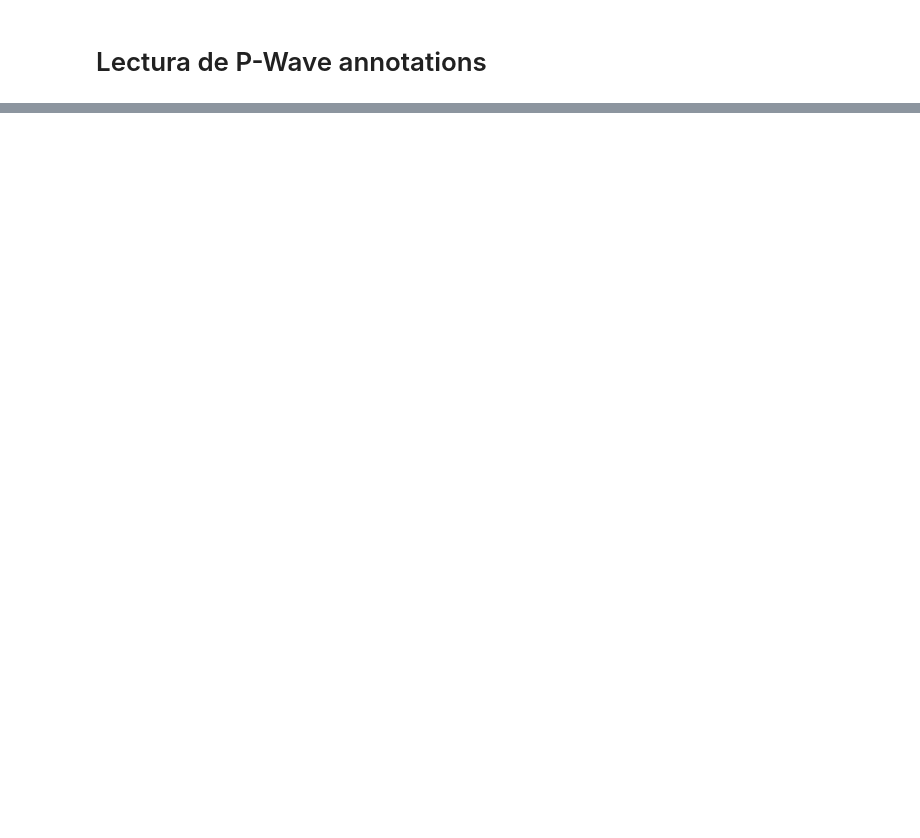
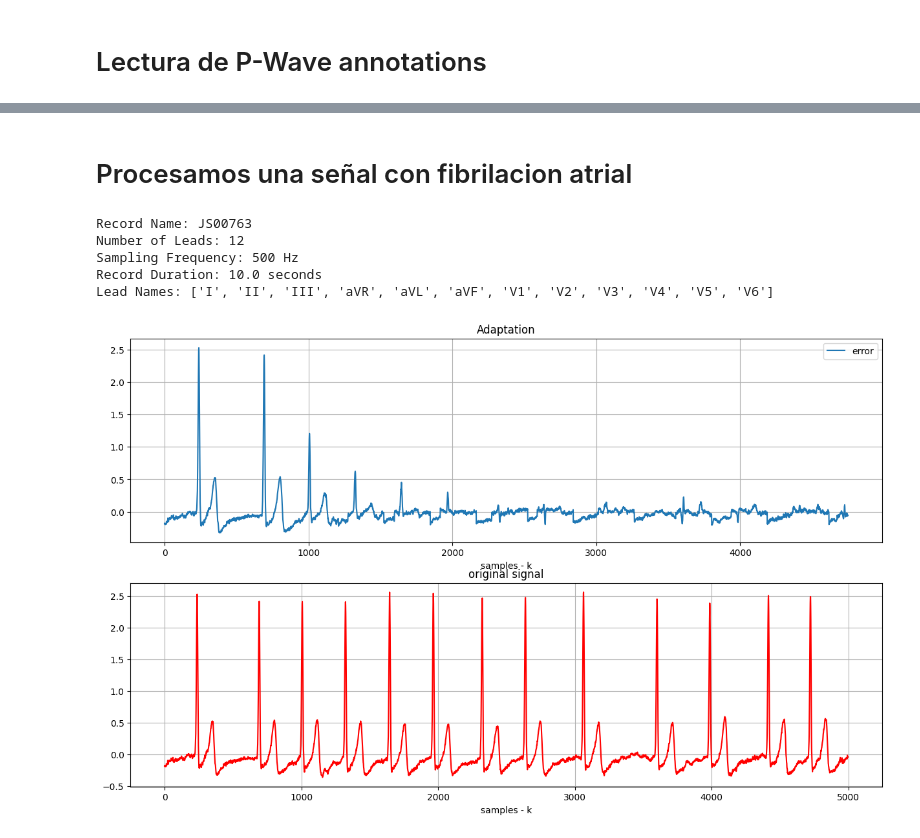
Before and after one commit to JBatRey/Procesamiento-Adaptativo-de-Se-ales-Aleatorias---Proyectos, a Jupyter notebook: opcion1.ipynb, the cells around one changed output, grey strips where cells are left out. Saved outputs shown, nothing was run; the diff lists cells and outputs as text; code cells hidden in the pictures; blank space fills up the shorter version.

```diff
--- a/opcion1.ipynb
+++ b/opcion1.ipynb
@@ -405,0 +289,56 @@ record2 = wfdb.rdrecord(record_name, pn_dir='mitdb', sampfrom = index-padding_le
+# %% [markdown]
+# Procesamos una señal con fibrilacion atrial
+# %%
+#https://physionet.org/content/ecg-arrhythmia/1.0.0/#files-panel
+
+record_name2 = 'JS00763'  # Change this to the desired record name
+
+dir = 'ecg-arrhythmia/WFDBRecords/01/017'
+record2 = wfdb.rdrecord(record_name2, pn_dir=dir)
+
+
+# Plot the selected leads
+
+record_info2 = wfdb.rdheader(record_name2, pn_dir=dir)
+
+print(f"Record Name: {record_info2.record_name}")
+print(f"Number of Leads: {record_info2.n_sig}")
+print(f"Sampling Frequency: {record_info2.fs} Hz")
+print(f"Record Duration: {record_info2.sig_len / record_info2.fs} seconds")
+print(f"Lead Names: {record_info2.sig_name}")
+
+# You can access more information from the record_info object as needed.
+
+
+data = record2.p_signal[:, 10]
+
+
+filtered_sig1 = filter_wandering_noise(data)
+
+filtered_sig2 = filter_60hz(filtered_sig1, 500)
+
+arf_error, filtered_sig3 = arf_filter(filtered_sig2, 250, mu=0.5, offset = 200)
+
+loc = 16768
+buff = 2000
+
+plt.figure(figsize=(15,9))
+plt.subplot(211);plt.title("Adaptation");plt.xlabel("samples - k")
+#plt.plot(filtered_sig3, label='y')
+plt.plot((arf_error), label='error')
+plt.legend()
+plt.grid()
+#plt.xlim(loc-buff,loc+buff)
+plt.subplot(212);plt.title("original signal");plt.xlabel("samples - k")
+plt.plot((filtered_sig2), 'r', label='signal')
+#plt.plot((detect_r_peak(filtered_sig2)), label='r spikes')
+plt.grid()
+#plt.xlim(loc-buff,loc+buff)
+plt.show()
+# %% [output]
+Record Name: JS00763
+Number of Leads: 12
+Sampling Frequency: 500 Hz
+Record Duration: 10.0 seconds
+Lead Names: ['I', 'II', 'III', 'aVR', 'aVL', 'aVF', 'V1', 'V2', 'V3', 'V4', 'V5', 'V6']
+[figure, added]
```
Also changed, not shown: parts of 32 cells of this notebook, 1 other file.
